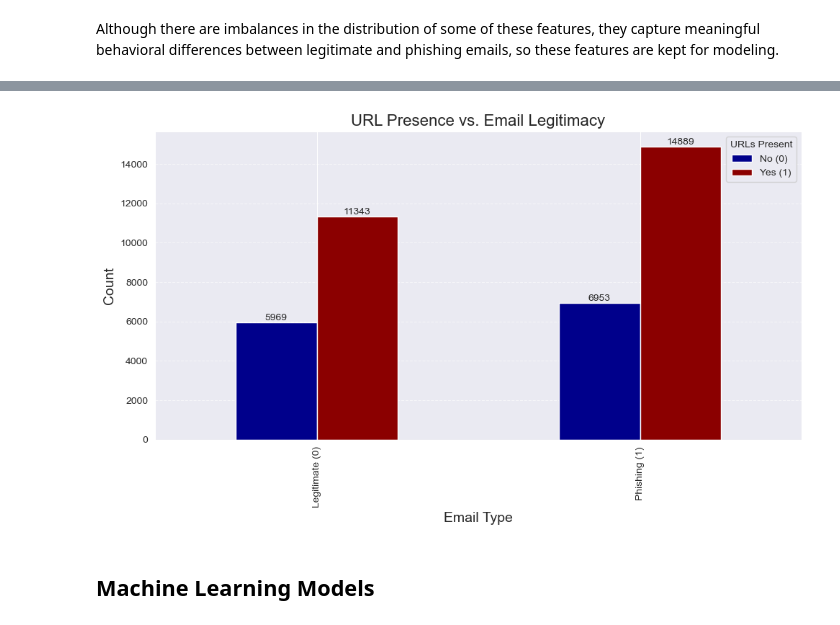
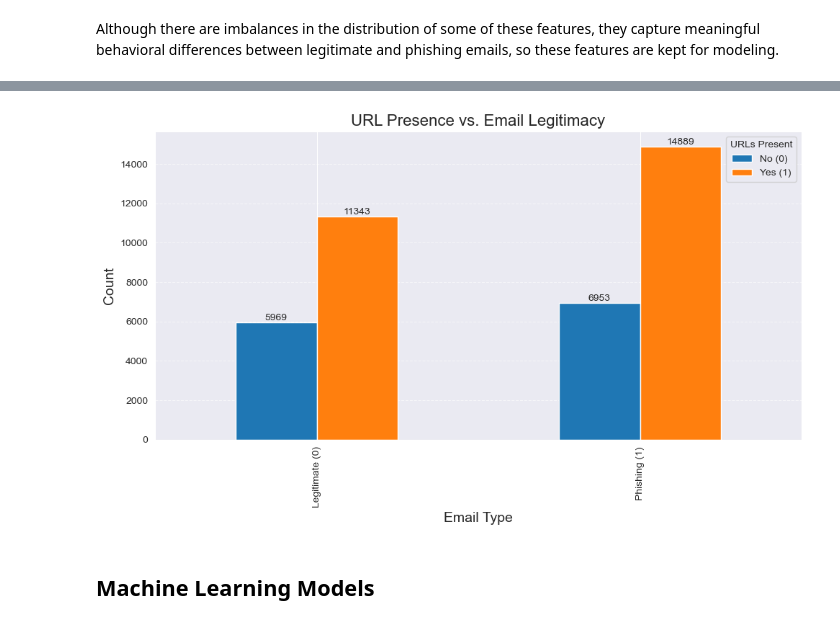
Before and after one commit to devKomori/machine-learning-fraud-analysis, a Jupyter notebook: final_project.ipynb, the cells around one changed output, grey strips where cells are left out. Cells and saved outputs as stored; diff of their text form; code cells hidden in the pictures.

```diff
--- a/final_project.ipynb
+++ b/final_project.ipynb
@@ -119,9 +119,11 @@ df["n_urls"] = (
 df["subject_len"] = df["subject"].str.len()
 df["body_len"] = df["body"].str.len()
 
+bar_colors = ['#1f77b4', '#ff7f0e']
+
 # Legit vs Phishing Count
 count = df['label'].value_counts()
-bars = plt.bar(count.index, count.values, color=['darkred', 'darkblue'])
+bars = plt.bar(count.index, count.values, color=bar_colors)
 plt.title('Distribution of Legitimate vs. Phishing Emails')
 plt.xlabel('Email Type')
 plt.ylabel('Count')
@@ -160,19 +162,19 @@ plt.show()
 # %%
 plot_data = pd.crosstab(df['label'], df['urls'])
 fig, ax = plt.subplots(figsize=(10, 6))
-plot_data.plot(kind='bar', ax=ax, color=['darkblue', 'darkred'])
+plot_data.plot(kind='bar', ax=ax, color=bar_colors)
 ax.set_title('URL Presence vs. Email Legitimacy', fontsize=16)
 ax.set_xlabel('Email Type', fontsize=14)
 ax.set_ylabel('Count', fontsize=14)
 ax.set_xticklabels(['Legitimate (0)', 'Phishing (1)'])
 ax.legend(title='URLs Present', labels=['No (0)', 'Yes (1)'], loc='upper right')
 for container in ax.containers:
     ax.bar_label(container, fmt='%d', fontsize=10)
 plt.grid(axis='y', linestyle='--', alpha=0.6)
 plt.tight_layout()
 plt.show()
 # %% [output]
-[figure, old version]
+[figure, new version]
 # %% [markdown]
 ## Machine Learning Models
 # %%
```
Also changed, not shown: parts of 1 cell of this notebook.
